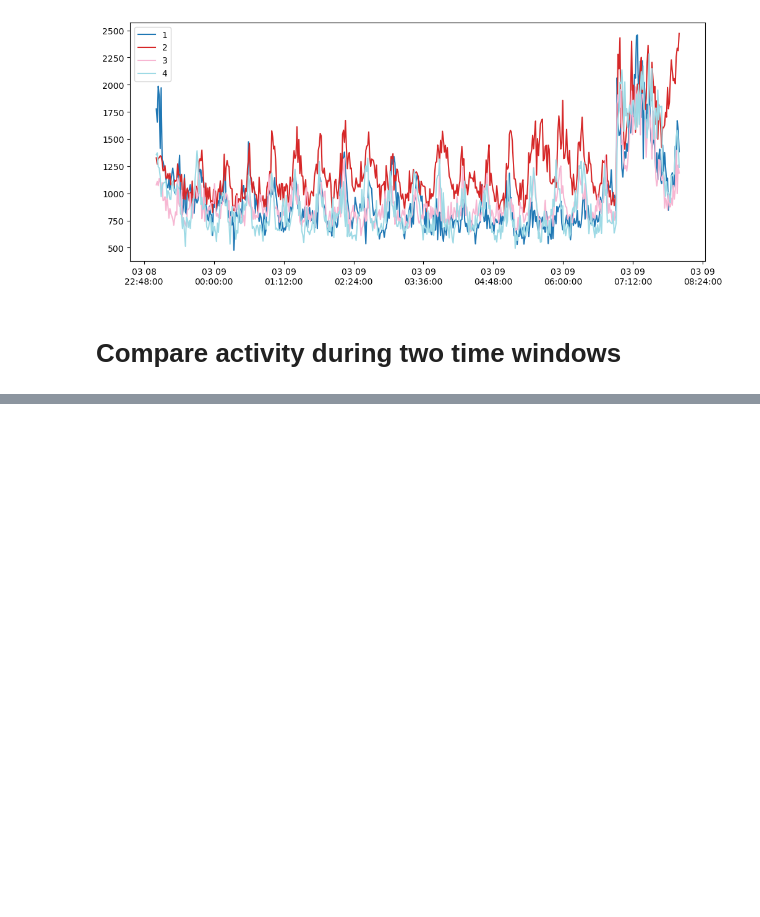
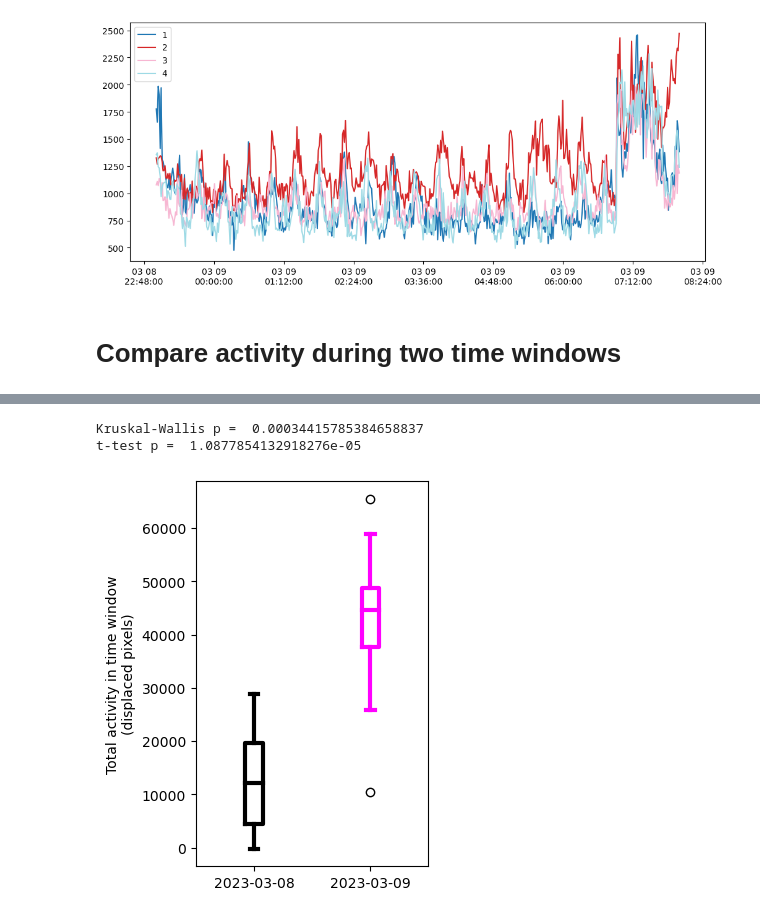
Before and after one commit to enwudz/pytracker, a Jupyter notebook: videotrack_analysis_daphnia.ipynb, the cells around one changed output, grey strips where cells are left out. Cells and saved outputs as stored; diff of their text form; code cells hidden in the pictures; blank space fills up the shorter version.

```diff
--- a/videotrack_analysis_daphnia.ipynb
+++ b/videotrack_analysis_daphnia.ipynb
@@ -303,0 +357,49 @@ End is    2023-03-09 08:00:00+00:00  which is  19425.333333333332
+# %%
+# boxplot to compare activity in time window
+# can set plot size window here
+
+plotwidth = 3
+plotheight = 5
+
+### do not change stuff below
+
+# format colors of a boxplot object
+def formatBoxColors(bp, plotColors):
+    boxColors = plotColors
+    baseWidth = 3
+    alpha = 1
+    for n,box in enumerate(bp['boxes']):
+        box.set( color=boxColors[n], linewidth=baseWidth)
+
+    for n,med in enumerate(bp['medians']):
+        med.set( color=boxColors[n], linewidth=baseWidth)
+
+    bdupes=[]
+    for i in boxColors:
+        bdupes.extend([i,i])
+
+    boxColors = bdupes
+    for n,whisk in enumerate(bp['whiskers']):
+        whisk.set( color=boxColors[n], linewidth=baseWidth, alpha = alpha)
+
+    for n,cap in enumerate(bp['caps']):
+        cap.set( color=boxColors[n], linewidth=baseWidth, alpha = alpha)
+
+    return bp
+
+activity1 = np.sum(normd1,axis=0)
+activity2 = np.sum(normd2,axis=0)
+f,a = plt.subplots(1, figsize=(plotwidth,plotheight))
+bp = a.boxplot([activity1,activity2])
+bp = formatBoxColors(bp, [day1color,day2color])
+a.set_ylabel('Total activity in time window\n(displaced pixels)')
+a.set_xticks([1,2], [day1,day2])
+_,p = stats.kruskal(activity1,activity2)
+print('Kruskal-Wallis p = ',p)
+_,p = stats.ttest_ind(activity1,activity2)
+print('t-test p = ',p)
+plt.show()
+# %% [output]
+Kruskal-Wallis p =  0.00034415785384658837
+t-test p =  1.0877854132918276e-05
+[figure, added]
```
Also changed, not shown: parts of 6 cells of this notebook.
